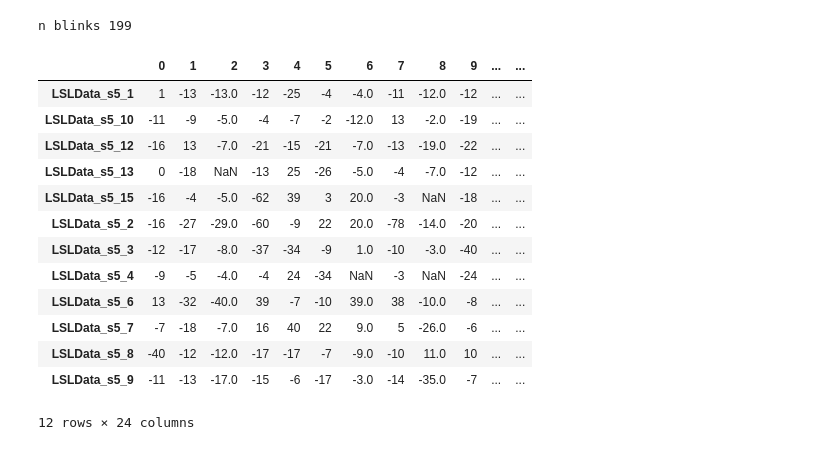
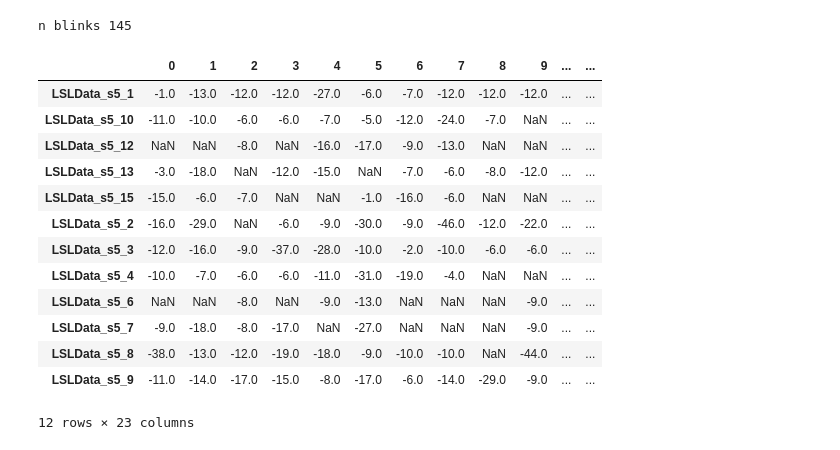
Before and after one commit to Ofplarsen/Bachelor_BCISpeller_Analyses, a Jupyter notebook: jitter/peak_analysis_not_fuse_stream.ipynb, the cells around one changed output. Drawn from its saved outputs; the diff is of its cells as text; code cells hidden in the pictures.

```diff
--- a/jitter/peak_analysis_not_fuse_stream.ipynb
+++ b/jitter/peak_analysis_not_fuse_stream.ipynb
@@ -209,7 +209,7 @@ def find_crossing_point(data, tolerance=0.9):
     max_peak_height = data[max_peak_index]
 
     # Set the imaginary line 20% lower than the peak
-    threshold_height = 0.9 * max_peak_height
+    threshold_height = tolerance * max_peak_height
 
     # Find the index where the curve crosses the imaginary line
     if np.where(data[:max_peak_index] <= threshold_height)[0].size == 0:
@@ -302,7 +302,7 @@ def run_files(paths, path='data/LSLGoodData/', both = True, plot = False, shift_
             if s - 50 <= 0:
                 remove.append((s,e))
                 continue
-            peaks.append(get_peaks(df_stream, s, e, chosen_channel, rang=40, scale=100, flip=both))
+            peaks.append(get_peaks(df_stream, s, e, chosen_channel, rang=0, scale=100, flip=both))
 
         for s, e in remove:
             start.remove(s)
@@ -322,6 +322,7 @@ def run_files(paths, path='data/LSLGoodData/', both = True, plot = False, shift_
     df_peak = df_peak.set_index([paths])
     # Add time between index column in dataframe with average time between indexes
     df_peak = df_peak.applymap(lambda x: x if x is not None else np.nan)
+    df_peak = remove_outlier(df_peak, value = 100)
     df_peak = add_stats(df_peak, avg_time)
 
     # Merge the new DataFrame with df_peak
@@ -339,8 +340,8 @@ def add_stats(df, avg_time):
     # Add sum, average, and average time shift columns
     new_columns_df['Sum (indexes)'] = df.sum(axis=1, skipna=True)
     new_columns_df['Avg (indexes)'] = df.mean(axis=1, skipna=True).round(3)
-    new_columns_df['time between index (s)'] = [i[0] for i in avg_time]
-    new_columns_df['Avg time (ms)'] = (new_columns_df['Avg (indexes)'] * new_columns_df['time between index (s)'] * 1000).round(5)
+    #new_columns_df['time between index (s)'] = [i[0] for i in avg_time]
+    new_columns_df['Avg time (ms)'] = (new_columns_df['Avg (indexes)'] * 0.004 * 1000).round(5)
     df = pd.concat([df, new_columns_df], axis=1)
     return df
 
@@ -350,28 +351,28 @@ def remove_outlier(df, value=30):
 # %%
 path = ("./data/subject5/")
 paths = [name for name in os.listdir(path)]
 both = [name for name in paths]
 flip = False
 
 df_both = run_files(both,path=path, both=flip , plot=False)
-df_both = remove_outlier(df_both, value = 200)
+#df_both = remove_outlier(df_both, value = 300)
 display(df_both)
 # %% [output]
-n blinks 199
+n blinks 145
 |  | 0 | 1 | 2 | 3 | 4 | 5 | 6 | 7 | 8 | 9 | ... | ... |
-| LSLData_s5_1 | 1 | -13 | -13.0 | -12 | -25 | -4 | -4.0 | -11 | -12.0 | -12 | ... | ... |
-| LSLData_s5_10 | -11 | -9 | -5.0 | -4 | -7 | -2 | -12.0 | 13 | -2.0 | -19 | ... | ... |
-| LSLData_s5_12 | -16 | 13 | -7.0 | -21 | -15 | -21 | -7.0 | -13 | -19.0 | -22 | ... | ... |
-| LSLData_s5_13 | 0 | -18 | NaN | -13 | 25 | -26 | -5.0 | -4 | -7.0 | -12 | ... | ... |
-| LSLData_s5_15 | -16 | -4 | -5.0 | -62 | 39 | 3 | 20.0 | -3 | NaN | -18 | ... | ... |
-| LSLData_s5_2 | -16 | -27 | -29.0 | -60 | -9 | 22 | 20.0 | -78 | -14.0 | -20 | ... | ... |
-| LSLData_s5_3 | -12 | -17 | -8.0 | -37 | -34 | -9 | 1.0 | -10 | -3.0 | -40 | ... | ... |
-| LSLData_s5_4 | -9 | -5 | -4.0 | -4 | 24 | -34 | NaN | -3 | NaN | -24 | ... | ... |
-| LSLData_s5_6 | 13 | -32 | -40.0 | 39 | -7 | -10 | 39.0 | 38 | -10.0 | -8 | ... | ... |
-| LSLData_s5_7 | -7 | -18 | -7.0 | 16 | 40 | 22 | 9.0 | 5 | -26.0 | -6 | ... | ... |
-| LSLData_s5_8 | -40 | -12 | -12.0 | -17 | -17 | -7 | -9.0 | -10 | 11.0 | 10 | ... | ... |
-| LSLData_s5_9 | -11 | -13 | -17.0 | -15 | -6 | -17 | -3.0 | -14 | -35.0 | -7 | ... | ... |
+| LSLData_s5_1 | -1.0 | -13.0 | -12.0 | -12.0 | -27.0 | -6.0 | -7.0 | -12.0 | -12.0 | -12.0 | ... | ... |
+| LSLData_s5_10 | -11.0 | -10.0 | -6.0 | -6.0 | -7.0 | -5.0 | -12.0 | -24.0 | -7.0 | NaN | ... | ... |
+| LSLData_s5_12 | NaN | NaN | -8.0 | NaN | -16.0 | -17.0 | -9.0 | -13.0 | NaN | NaN | ... | ... |
+| LSLData_s5_13 | -3.0 | -18.0 | NaN | -12.0 | -15.0 | NaN | -7.0 | -6.0 | -8.0 | -12.0 | ... | ... |
+| LSLData_s5_15 | -15.0 | -6.0 | -7.0 | NaN | NaN | -1.0 | -16.0 | -6.0 | NaN | NaN | ... | ... |
+| LSLData_s5_2 | -16.0 | -29.0 | NaN | -6.0 | -9.0 | -30.0 | -9.0 | -46.0 | -12.0 | -22.0 | ... | ... |
+| LSLData_s5_3 | -12.0 | -16.0 | -9.0 | -37.0 | -28.0 | -10.0 | -2.0 | -10.0 | -6.0 | -6.0 | ... | ... |
+| LSLData_s5_4 | -10.0 | -7.0 | -6.0 | -6.0 | -11.0 | -31.0 | -19.0 | -4.0 | NaN | NaN | ... | ... |
+| LSLData_s5_6 | NaN | NaN | -8.0 | NaN | -9.0 | -13.0 | NaN | NaN | NaN | -9.0 | ... | ... |
+| LSLData_s5_7 | -9.0 | -18.0 | -8.0 | -17.0 | NaN | -27.0 | NaN | NaN | NaN | -9.0 | ... | ... |
+| LSLData_s5_8 | -38.0 | -13.0 | -12.0 | -19.0 | -18.0 | -9.0 | -10.0 | -10.0 | NaN | -44.0 | ... | ... |
+| LSLData_s5_9 | -11.0 | -14.0 | -17.0 | -15.0 | -8.0 | -17.0 | -6.0 | -14.0 | -29.0 | -9.0 | ... | ... |
-12 rows × 24 columns
+12 rows × 23 columns
 # %%
 # Returns average offset in entire dataset
 def get_offset(df):
```
Also changed, not shown: parts of 6 cells of this notebook.
